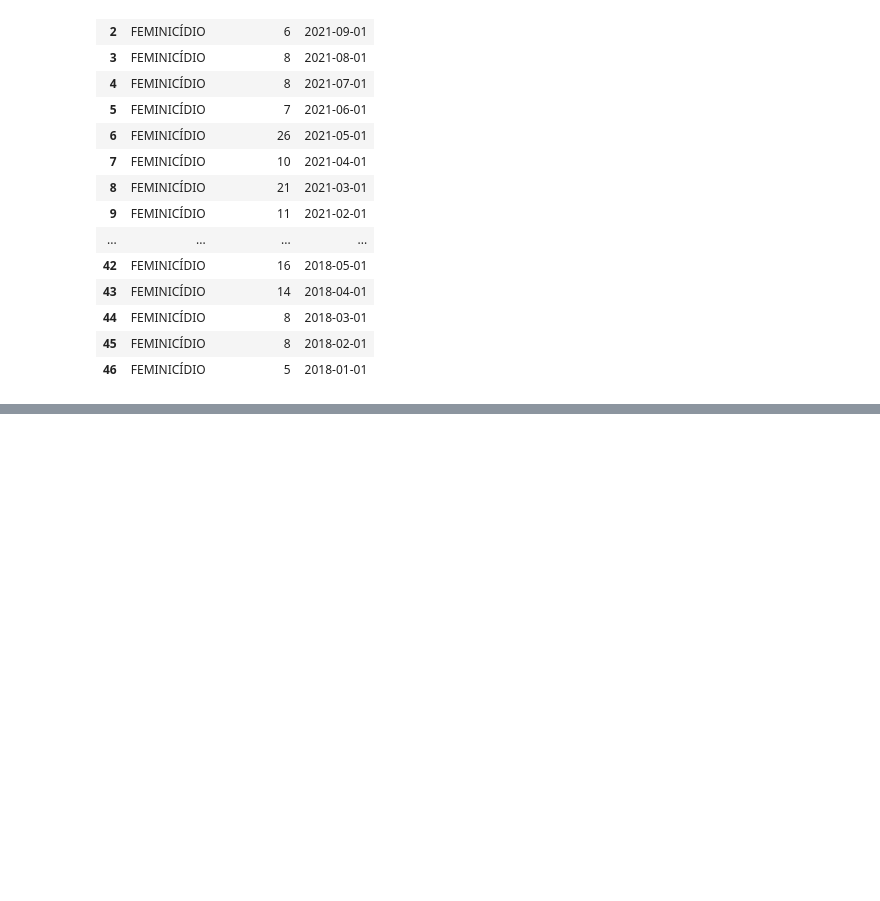
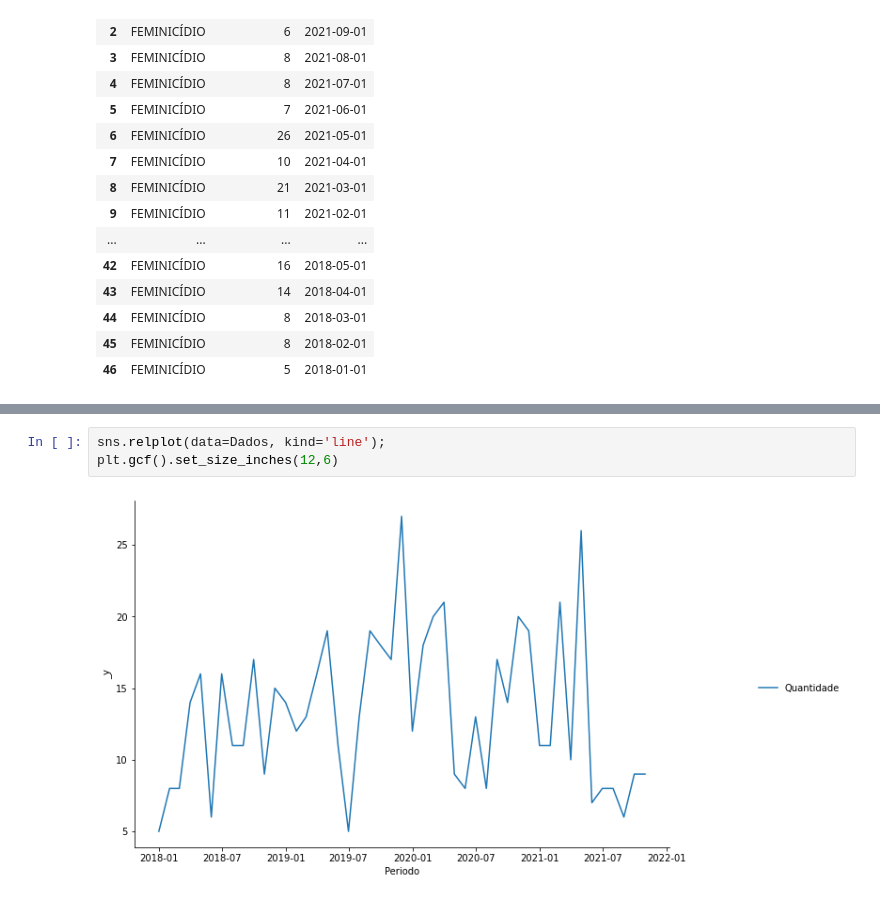
Before and after one commit to jpshimidt/DataScience, a Jupyter notebook: Data_Viking_EDA_FEMINICIDIO.ipynb, the cells around one changed output, grey strips where cells are left out. Saved outputs shown, nothing was run; the diff lists cells and outputs as text; blank space fills up the shorter version.

```diff
--- a/Data_Viking_EDA_FEMINICIDIO.ipynb
+++ b/Data_Viking_EDA_FEMINICIDIO.ipynb
@@ -97,0 +177,5 @@ Base_Dados
+# %%
+sns.relplot(data=Dados, kind='line');
+plt.gcf().set_size_inches(12,6)
+# %% [output]
+[figure, added]
```
Also changed, not shown: parts of 12 cells of this notebook.
